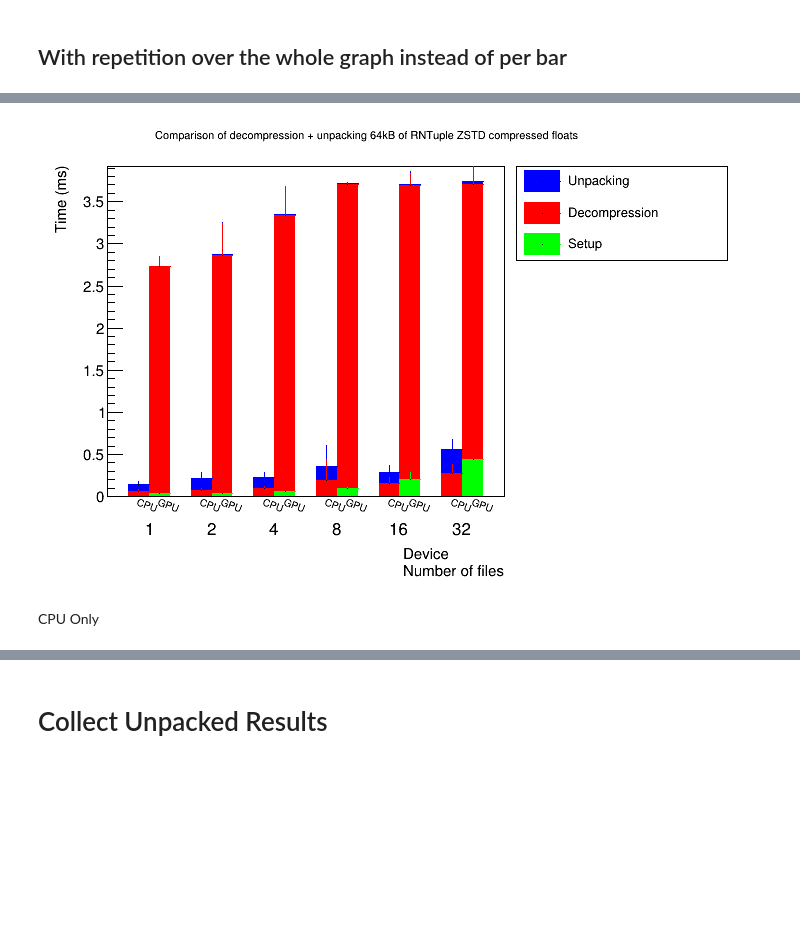
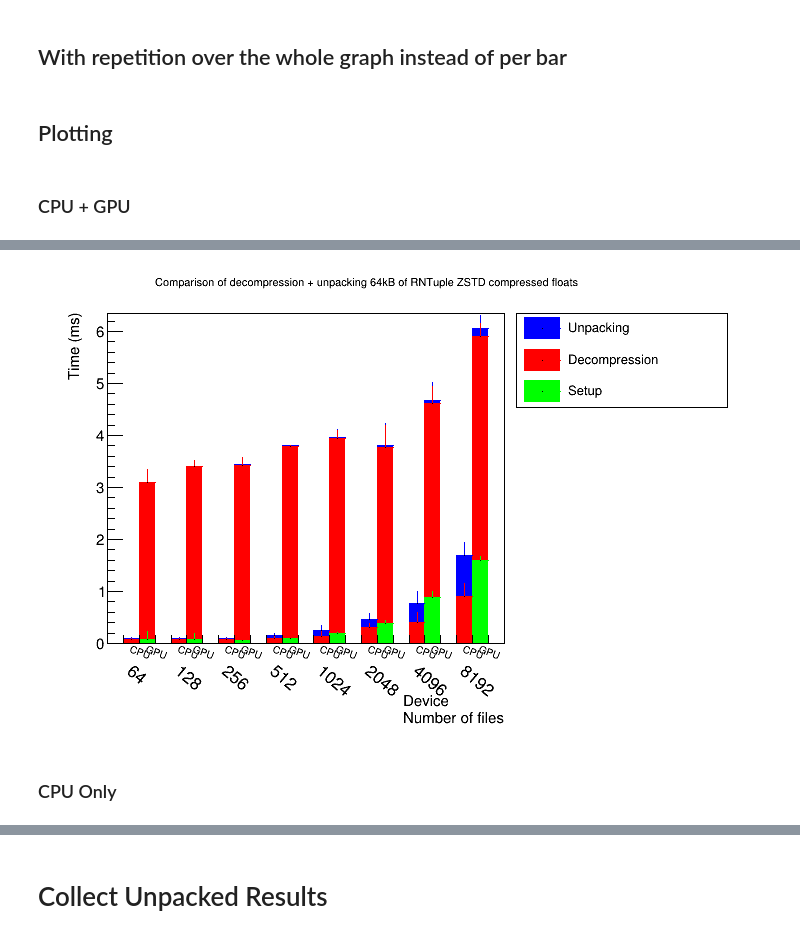
Before and after one commit to jolly-chen/root-gpu-decompression, a Jupyter notebook: benchmarks/benchmark.ipynb, the cells around one changed output, grey strips where cells are left out. Drawn from its saved outputs; the diff is of its cells as text; code cells hidden in the pictures; blank space fills up the shorter version.

```diff
--- a/benchmarks/benchmark.ipynb
+++ b/benchmarks/benchmark.ipynb
@@ -177,10 +177,14 @@ def run_packed_benchmark_cpu(files, n, m, w, c=16):
         dev_dt[i], dev_pt[i] = np.std(tmp, axis=0)[1:-1]
 
     return decomp_times, dev_dt, unpack_times, dev_pt, ratios, sizes
+# %% [markdown]
+## Plotting
+# %% [markdown]
+### CPU + GPU
 # %%
 n = 10
-warmup = 5
-nfiles = [1, 2, 4, 8, 16, 32]
+warmup = 3
+nfiles = [1, 2, 4, 8, 16, 32, 64, 128]
 file = glob.glob("packed_floats.64000.root.zstd")
 nbins = 2 * len(nfiles) + len(nfiles) + 1
 
@@ -257,20 +261,22 @@ xaxis.SetTickLength(0)
 hs.SetTitle(title)
 
 ox = ROOT.TGaxis(
-    0, 0, nbins, 0, 0.0, nbins, 30, "S+", 0
+    0, 0,       # xmin, ymin
+    nbins, 0,   # xmax, ymax
+    0, nbins, # wmin, wmax
+    nbins, "M"   # ndiv, chopt
 )
 ox.SetTickSize(0)
-ox.SetTickLength(0)
-ox.SetLabelOffset(0.05)
+ox.SetLabelOffset(0.02)
 ox.SetLabelFont(42)
-ox.SetLabelSize(0.04)
 
-labelbins = [3, 6, 9, 12, 15, 18]
-for i in range(30):
+labelbins = range(2, nbins, 3)
+
+for i in range(nbins + 1):
     if i not in labelbins:
         ox.ChangeLabel(i, -1, 0.0)
 for i, e in enumerate(labelbins):
-    ox.ChangeLabel(e, -1, -1, -1, -1, -1, f"{nfiles[i]}")
+    ox.ChangeLabel(e, 320, -1, 12, -1, -1, f"{nfiles[i] * 64}")
 
 ox.Draw()
 
@@ -300,6 +306,6 @@ Warning in <TROOT::Append>: Replacing existing TH1: g_unpack32 (Potential memory
-[figure, old version]
+[figure, new version]
 # %% [markdown]
-CPU Only
+### CPU Only
 # %%
 n = 10
 warmup = 5
```
Also changed, not shown: parts of 11 cells of this notebook, 4 other files.
